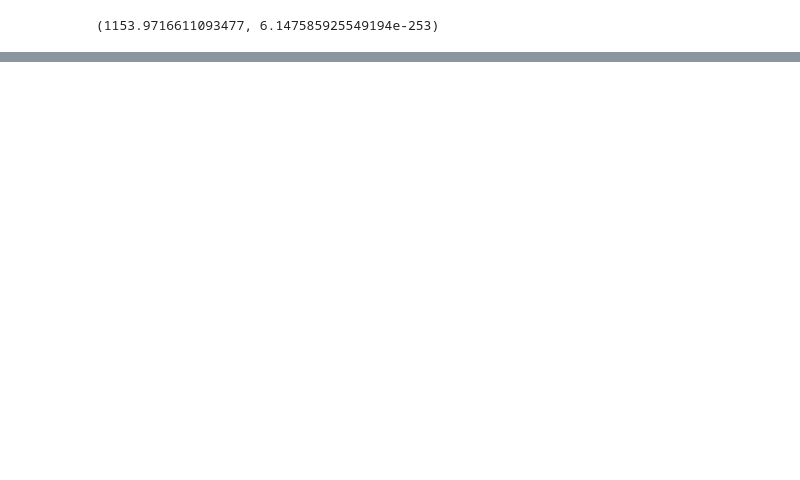
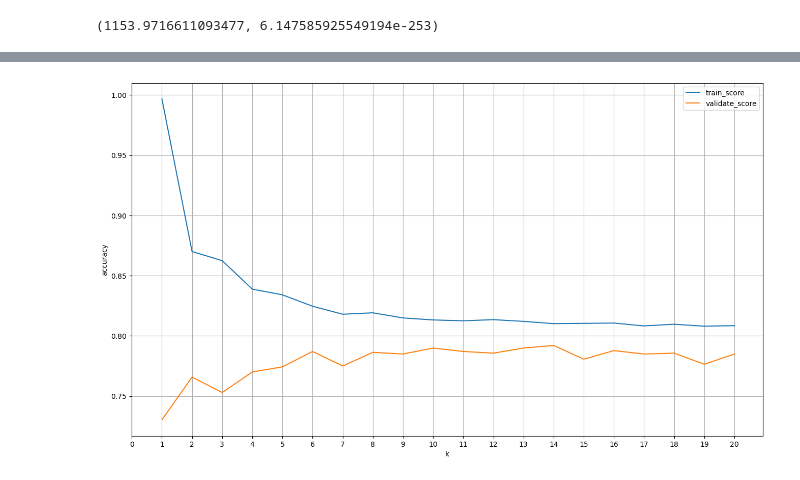
Before and after one commit to Alfred-W-S-Pirovits-Jr/classification-exercises, a Jupyter notebook: project_collect.ipynb, the cells around one changed output, grey strips where cells are left out. Drawn from its saved outputs; the diff is of its cells as text; code cells hidden in the pictures; blank space fills up the shorter version.

```diff
--- a/project_collect.ipynb
+++ b/project_collect.ipynb
@@ -178,0 +346,10 @@ Exception: Not valid dataset name and no similar found! Try: data() to see avail
+# %%
+X_train, y_train, X_validate, y_validate, X_test, y_test = prepare.split_data_label(telco, 'churn_Yes')
+# %%
+knn5 = KNeighborsClassifier(n_neighbors=5, weights='uniform', p=1)
+knn5.fit(X_train, y_train)
+y_pred5 = knn5.predict(X_train)
+print(y_pred5[0:5])
+y_pred_proba = knn5.predict_proba(X_train)
+print(y_pred_proba[0:5])
+knn5.classes_
@@ -178,0 +388,8 @@ Exception: Not valid dataset name and no similar found! Try: data() to see avail
+# %%
+y_pred = knn5.predict(X_train)
+print(y_pred[0:5])
+y_pred_proba = knn5.predict_proba(X_train)
+y_pred_proba[0:5]
+print(confusion_matrix(y_train, y_pred))
+y_val = knn5.predict(X_validate)
+y_val_proba = knn5.predict_proba(X_validate)
@@ -178,0 +508,30 @@ Exception: Not valid dataset name and no similar found! Try: data() to see avail
+# %%
+metrics = []
+
+# loop through different values of k
+for k in range(1,21):
+    #MAKE the thing
+    knn = KNeighborsClassifier(n_neighbors=k)
+    #FIT the thing
+    knn.fit(X_train, y_train)
+    #USE the thing
+    train_score= knn.score(X_train, y_train)
+    validate_score = knn.score(X_validate, y_validate)
+
+    output = {
+        "k": k,
+        "train_score": train_score,
+        "validate_score": validate_score}
+
+    metrics.append(output)
+
+results = pd.DataFrame(metrics)
+
+#PLOT the data
+results.set_index('k').plot(figsize=(16,9))
+plt.ylabel('accuracy')
+plt.xticks(np.arange(0,21,1))
+plt.grid()
+plt.show()
+# %% [output]
+[figure, added]
```
Also changed, not shown: parts of 50 cells of this notebook.
